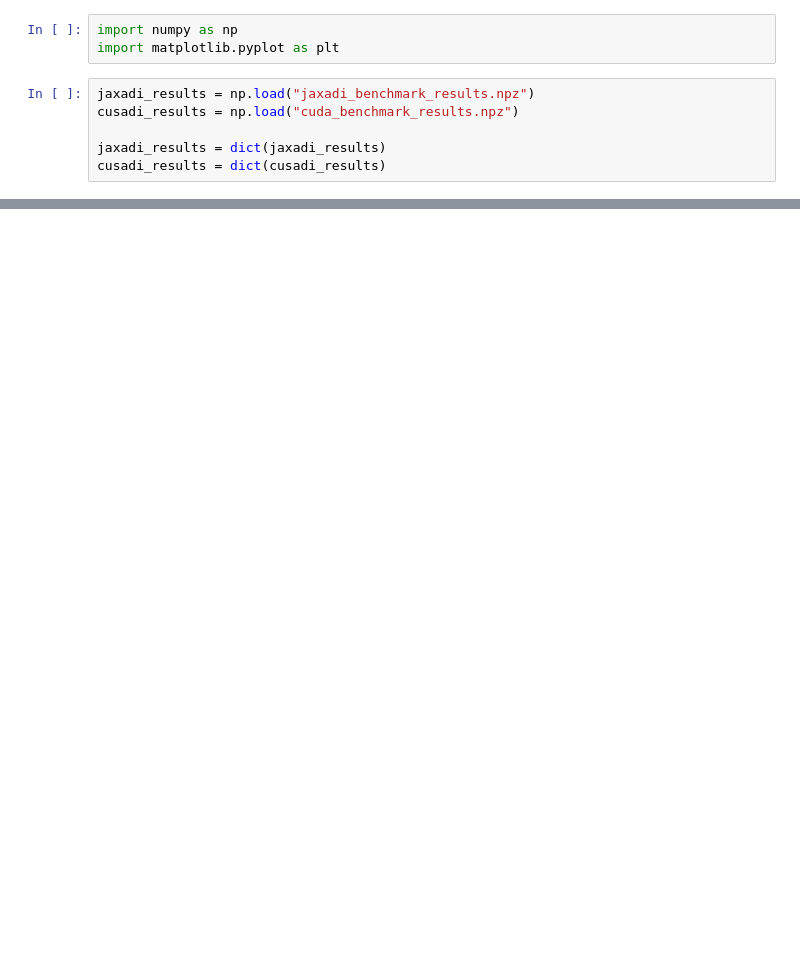
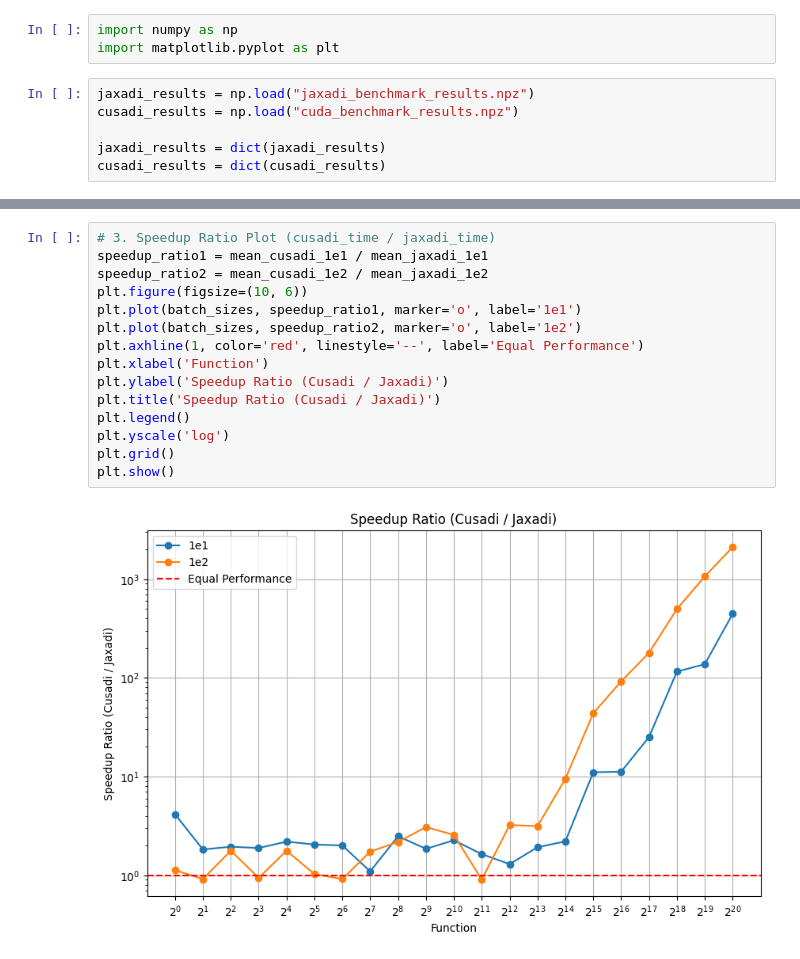
Before and after one commit to based-robotics/jaxadi, a Jupyter notebook: benchmarks/visualize.ipynb, the cells around one changed output, grey strips where cells are left out. Drawn from its saved outputs; the diff is of its cells as text; blank space fills up the shorter version.

```diff
--- a/benchmarks/visualize.ipynb
+++ b/benchmarks/visualize.ipynb
@@ -61,0 +106,17 @@ array([1.3544665e-04, 1.2724000e-04, 6.7073300e-05, 1.3003725e-04,
+# %%
+# 3. Speedup Ratio Plot (cusadi_time / jaxadi_time)
+speedup_ratio1 = mean_cusadi_1e1 / mean_jaxadi_1e1
+speedup_ratio2 = mean_cusadi_1e2 / mean_jaxadi_1e2
+plt.figure(figsize=(10, 6))
+plt.plot(batch_sizes, speedup_ratio1, marker='o', label='1e1')
+plt.plot(batch_sizes, speedup_ratio2, marker='o', label='1e2')
+plt.axhline(1, color='red', linestyle='--', label='Equal Performance')
+plt.xlabel('Function')
+plt.ylabel('Speedup Ratio (Cusadi / Jaxadi)')
+plt.title('Speedup Ratio (Cusadi / Jaxadi)')
+plt.legend()
+plt.yscale('log')
+plt.grid()
+plt.show()
+# %% [output]
+[figure, added]
```
Also changed, not shown: parts of 10 cells of this notebook, 1 other file.
